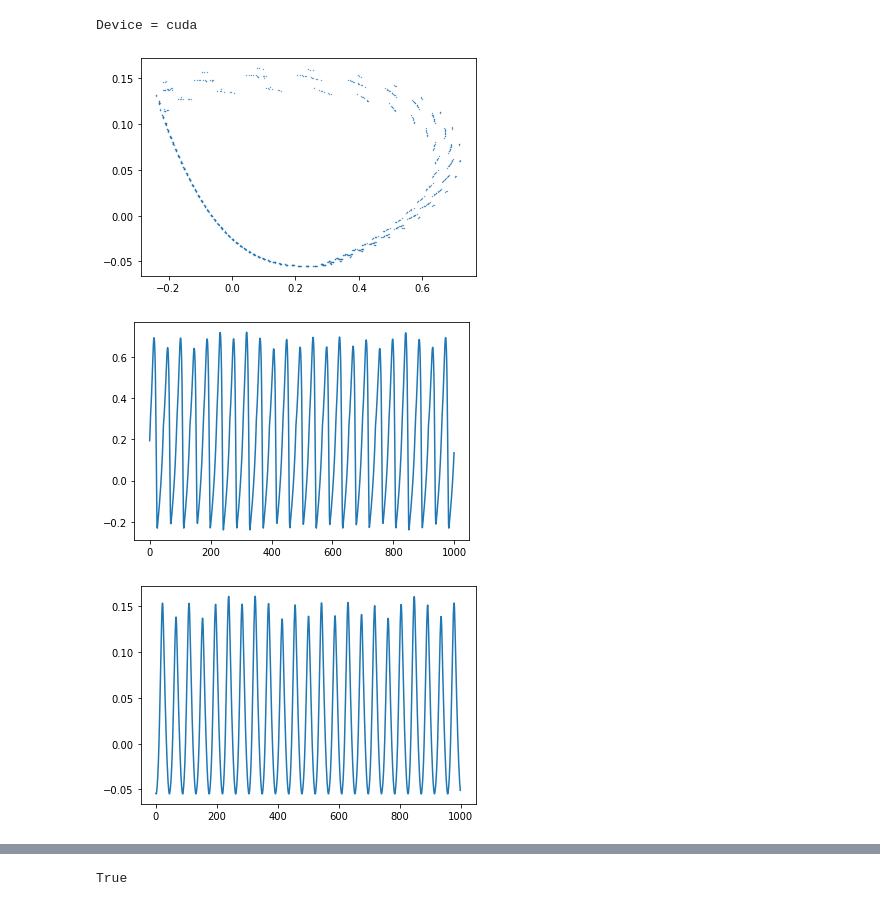
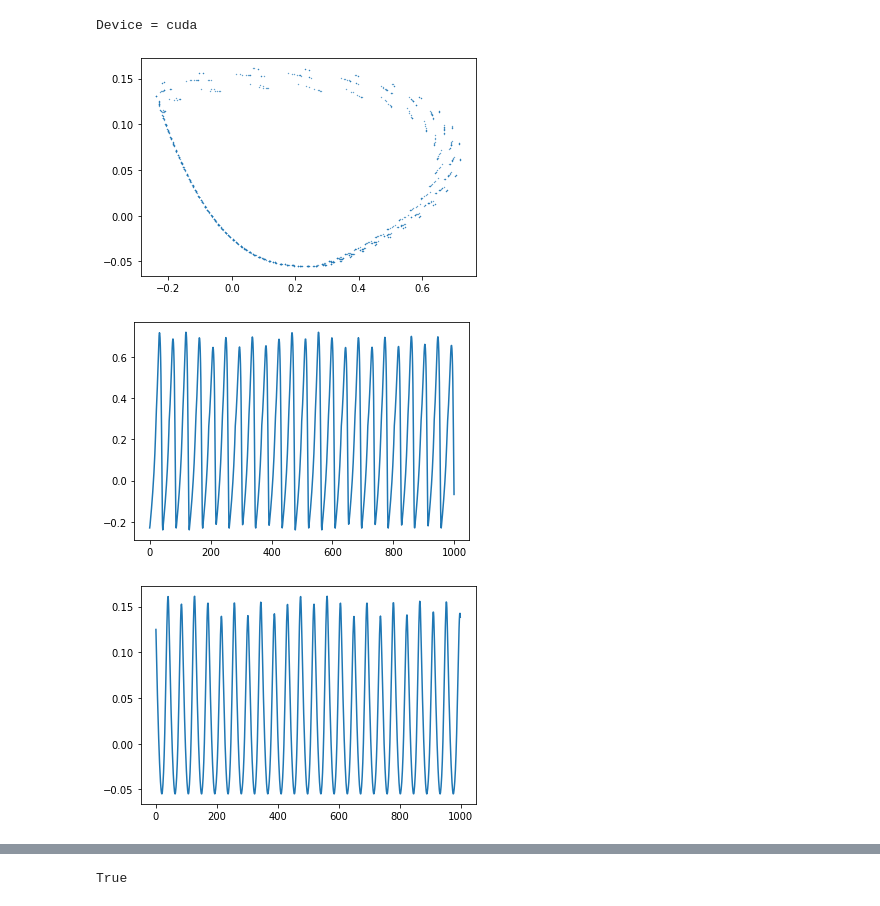
Before and after one commit to aw02m/Spiking_neural_networks, a Jupyter notebook: notebooks/beta/spiking_positive_beta_analyze_two_dim.ipynb, the cells around one changed output, grey strips where cells are left out. Drawn from its saved outputs; the diff is of its cells as text; code cells hidden in the pictures.

```diff
--- a/notebooks/beta/spiking_positive_beta_analyze_two_dim.ipynb
+++ b/notebooks/beta/spiking_positive_beta_analyze_two_dim.ipynb
@@ -25,32 +25,33 @@ def one_neuron(x0, y0, iteration, p: KNNetParameters):
 # %%
 # params_spiking = KNNetParameters(eps = 0.015, beta = 0.0, d = 0.26, a = 0.25, J = 0.1081 + 0.1)
 # params_spiking = KNNetParameters(eps = 0.015, beta = 0.03, d = 0.26, a = 0.25, J = 0.1081 + 0.1)
+# params_spiking = KNNetParameters(eps=0.035, beta=0.0375, d=0.26, a=0.25, J=0.1081 + 0.1)
 params_spiking = KNNetParameters(eps=0.035, beta=0.0375, d=0.26, a=0.25, J=0.1081 + 0.1)
 imin = 0
-icrit = 70000
-nt = 76000
+icrit = 20000
+nt = 26000
 # imin = 0; icrit = 20000; nt = 21000
 f_out_x, f_out_y = one_neuron(0.3, 0, nt, params_spiking)
 f_out = np.concatenate([[f_out_x], [f_out_y]], 0).T
 # print(f_out[-1000:, 1])
 %matplotlib inline
 plt.figure()
 plt.scatter(f_out[-1000:, 0], f_out[-1000:, 1], s=0.1)
 plt.show()
 plt.close()
 
 plt.figure()
 plt.plot(f_out[-1000:, 0])
 plt.show()
 plt.close()
 
 plt.figure()
 plt.plot(f_out[-1000:, 1])
 plt.show()
 plt.close()
 # %% [output]
-[figure, old version]
+[figure, new version]
-[figure, old version]
+[figure, new version]
-[figure, old version]
+[figure, new version]
 # %%
 input_size = 0
```
Also changed, not shown: parts of 21 cells of this notebook, 17 other files.
